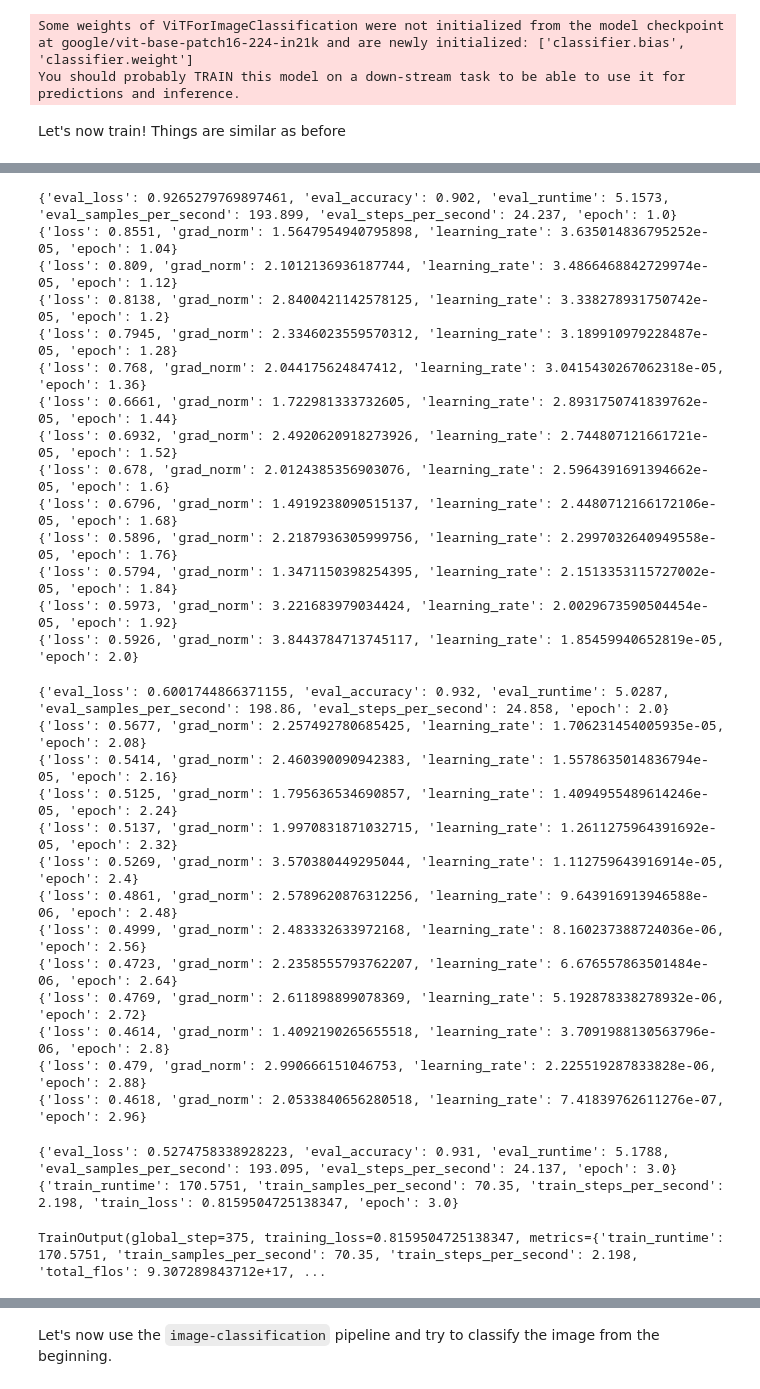
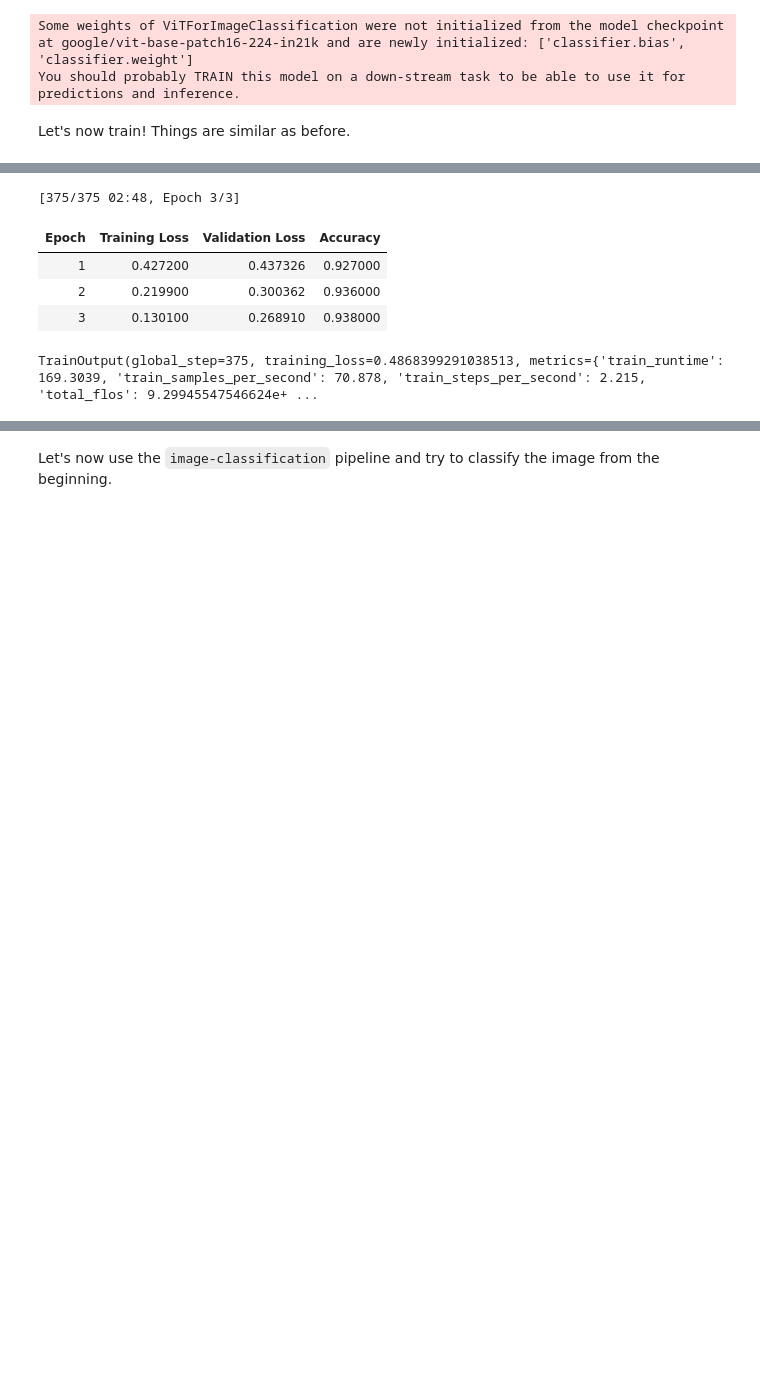
Before and after one commit to zhl8223/genaibook, a Jupyter notebook: 05_fine_tuning_language_models.ipynb, the cells around one changed output, grey strips where cells are left out. Drawn from its saved outputs; the diff is of its cells as text; code cells hidden in the pictures; blank space fills up the shorter version.

Commit message:
Fine tuning changes:
- Leverage processor instead of manual transforms.
- Include only the classes in the selected subset (7 instead of 101).

```diff
--- a/05_fine_tuning_language_models.ipynb
+++ b/05_fine_tuning_language_models.ipynb
@@ -591,6 +610,9 @@ Yummy! For simplicity, let's create dictionaries from the labels to the class na
 # %%
-label2id, id2label = dict(), dict()
-for i, label in enumerate(labels):
+label2id, id2label, original2id = dict(), dict(), dict()
+finetuning_label_ids = np.unique(np.array(food["test"]["label"]))
+for i, old_label_id in enumerate(finetuning_label_ids):
+    label = labels[old_label_id]
     label2id[label] = str(i)
     id2label[str(i)] = label
+    original2id[old_label_id] = i
 # %%
@@ -626,6 +646,7 @@ With `with_transform`, the dataset will automatically apply the processor to the
 # %%
 def preprocess(examples):
-    examples["pixel_values"] = [transforms(img.convert("RGB")) for img in examples["image"]]
+    examples.update(image_processor(examples["image"], return_tensors="pt"))
+    examples["label"] = [original2id[x] for x in examples["label"]]
     del examples["image"]
     return examples
 # %%
@@ -652,7 +676,7 @@ from transformers import AutoModelForImageClassification
 
 model = AutoModelForImageClassification.from_pretrained(
     model_id,
-    num_labels=len(labels),
+    num_labels=len(id2label),
     id2label=id2label,
     label2id=label2id,
 )
@@ -660,12 +684,12 @@ model = AutoModelForImageClassification.from_pretrained(
 Some weights of ViTForImageClassification were not initialized from the model checkpoint at google/vit-base-patch16-224-in21k and are newly initialized: ['classifier.bias', 'classifier.weight']
 You should probably TRAIN this model on a down-stream task to be able to use it for predictions and inference.
 # %% [markdown]
-Let's now train! Things are similar as before
+Let's now train! Things are similar as before.
 # %%
-batch_size = 8 # change according to GPU
+batch_size = 32 # change according to GPU
 
 training_args = TrainingArguments(
-    "my_food_model",
+    "my-food-model",
     num_train_epochs=3,
     remove_unused_columns=False,
     eval_strategy="epoch",
@@ -673,7 +697,7 @@ training_args = TrainingArguments(
     per_device_train_batch_size=batch_size,
     per_device_eval_batch_size=batch_size,
     learning_rate=5e-5,
-    gradient_accumulation_steps=4,
+    gradient_accumulation_steps=1,
     warmup_ratio=0.1,
     logging_steps=10,
     load_best_model_at_end=True,
@@ -707,30 +720,6 @@ trainer.train()
-{'eval_loss': 0.9265279769897461, 'eval_accuracy': 0.902, 'eval_runtime': 5.1573, 'eval_samples_per_second': 193.899, 'eval_steps_per_second': 24.237, 'epoch': 1.0}
-{'loss': 0.8551, 'grad_norm': 1.5647954940795898, 'learning_rate': 3.635014836795252e-05, 'epoch': 1.04}
-{'loss': 0.809, 'grad_norm': 2.1012136936187744, 'learning_rate': 3.4866468842729974e-05, 'epoch': 1.12}
-{'loss': 0.8138, 'grad_norm': 2.8400421142578125, 'learning_rate': 3.338278931750742e-05, 'epoch': 1.2}
-{'loss': 0.7945, 'grad_norm': 2.3346023559570312, 'learning_rate': 3.189910979228487e-05, 'epoch': 1.28}
-{'loss': 0.768, 'grad_norm': 2.044175624847412, 'learning_rate': 3.0415430267062318e-05, 'epoch': 1.36}
-{'loss': 0.6661, 'grad_norm': 1.722981333732605, 'learning_rate': 2.8931750741839762e-05, 'epoch': 1.44}
-{'loss': 0.6932, 'grad_norm': 2.4920620918273926, 'learning_rate': 2.744807121661721e-05, 'epoch': 1.52}
-{'loss': 0.678, 'grad_norm': 2.0124385356903076, 'learning_rate': 2.5964391691394662e-05, 'epoch': 1.6}
-{'loss': 0.6796, 'grad_norm': 1.4919238090515137, 'learning_rate': 2.4480712166172106e-05, 'epoch': 1.68}
-{'loss': 0.5896, 'grad_norm': 2.2187936305999756, 'learning_rate': 2.2997032640949558e-05, 'epoch': 1.76}
-{'loss': 0.5794, 'grad_norm': 1.3471150398254395, 'learning_rate': 2.1513353115727002e-05, 'epoch': 1.84}
-{'loss': 0.5973, 'grad_norm': 3.221683979034424, 'learning_rate': 2.0029673590504454e-05, 'epoch': 1.92}
-{'loss': 0.5926, 'grad_norm': 3.8443784713745117, 'learning_rate': 1.85459940652819e-05, 'epoch': 2.0}
+[375/375 02:48, Epoch 3/3]
+| Epoch | Training Loss | Validation Loss | Accuracy |
+| 1 | 0.427200 | 0.437326 | 0.927000 |
+| 2 | 0.219900 | 0.300362 | 0.936000 |
+| 3 | 0.130100 | 0.268910 | 0.938000 |
-{'eval_loss': 0.6001744866371155, 'eval_accuracy': 0.932, 'eval_runtime': 5.0287, 'eval_samples_per_second': 198.86, 'eval_steps_per_second': 24.858, 'epoch': 2.0}
-{'loss': 0.5677, 'grad_norm': 2.257492780685425, 'learning_rate': 1.706231454005935e-05, 'epoch': 2.08}
-{'loss': 0.5414, 'grad_norm': 2.460390090942383, 'learning_rate': 1.5578635014836794e-05, 'epoch': 2.16}
-{'loss': 0.5125, 'grad_norm': 1.795636534690857, 'learning_rate': 1.4094955489614246e-05, 'epoch': 2.24}
-{'loss': 0.5137, 'grad_norm': 1.9970831871032715, 'learning_rate': 1.2611275964391692e-05, 'epoch': 2.32}
-{'loss': 0.5269, 'grad_norm': 3.570380449295044, 'learning_rate': 1.112759643916914e-05, 'epoch': 2.4}
-{'loss': 0.4861, 'grad_norm': 2.5789620876312256, 'learning_rate': 9.643916913946588e-06, 'epoch': 2.48}
-{'loss': 0.4999, 'grad_norm': 2.483332633972168, 'learning_rate': 8.160237388724036e-06, 'epoch': 2.56}
-{'loss': 0.4723, 'grad_norm': 2.2358555793762207, 'learning_rate': 6.676557863501484e-06, 'epoch': 2.64}
-{'loss': 0.4769, 'grad_norm': 2.611898899078369, 'learning_rate': 5.192878338278932e-06, 'epoch': 2.72}
-{'loss': 0.4614, 'grad_norm': 1.4092190265655518, 'learning_rate': 3.7091988130563796e-06, 'epoch': 2.8}
-{'loss': 0.479, 'grad_norm': 2.990666151046753, 'learning_rate': 2.225519287833828e-06, 'epoch': 2.88}
-{'loss': 0.4618, 'grad_norm': 2.0533840656280518, 'learning_rate': 7.41839762611276e-07, 'epoch': 2.96}
+TrainOutput(global_step=375, training_loss=0.4868399291038513, metrics={'train_runtime': 169.3039, 'train_samples_per_second': 70.878, 'train_steps_per_second': 2.215, 'total_flos': 9.29945547546624e+ ...
-{'eval_loss': 0.5274758338928223, 'eval_accuracy': 0.931, 'eval_runtime': 5.1788, 'eval_samples_per_second': 193.095, 'eval_steps_per_second': 24.137, 'epoch': 3.0}
-{'train_runtime': 170.5751, 'train_samples_per_second': 70.35, 'train_steps_per_second': 2.198, 'train_loss': 0.8159504725138347, 'epoch': 3.0}
-TrainOutput(global_step=375, training_loss=0.8159504725138347, metrics={'train_runtime': 170.5751, 'train_samples_per_second': 70.35, 'train_steps_per_second': 2.198, 'total_flos': 9.307289843712e+17, ...
```
Also changed, not shown: parts of 21 cells of this notebook.
